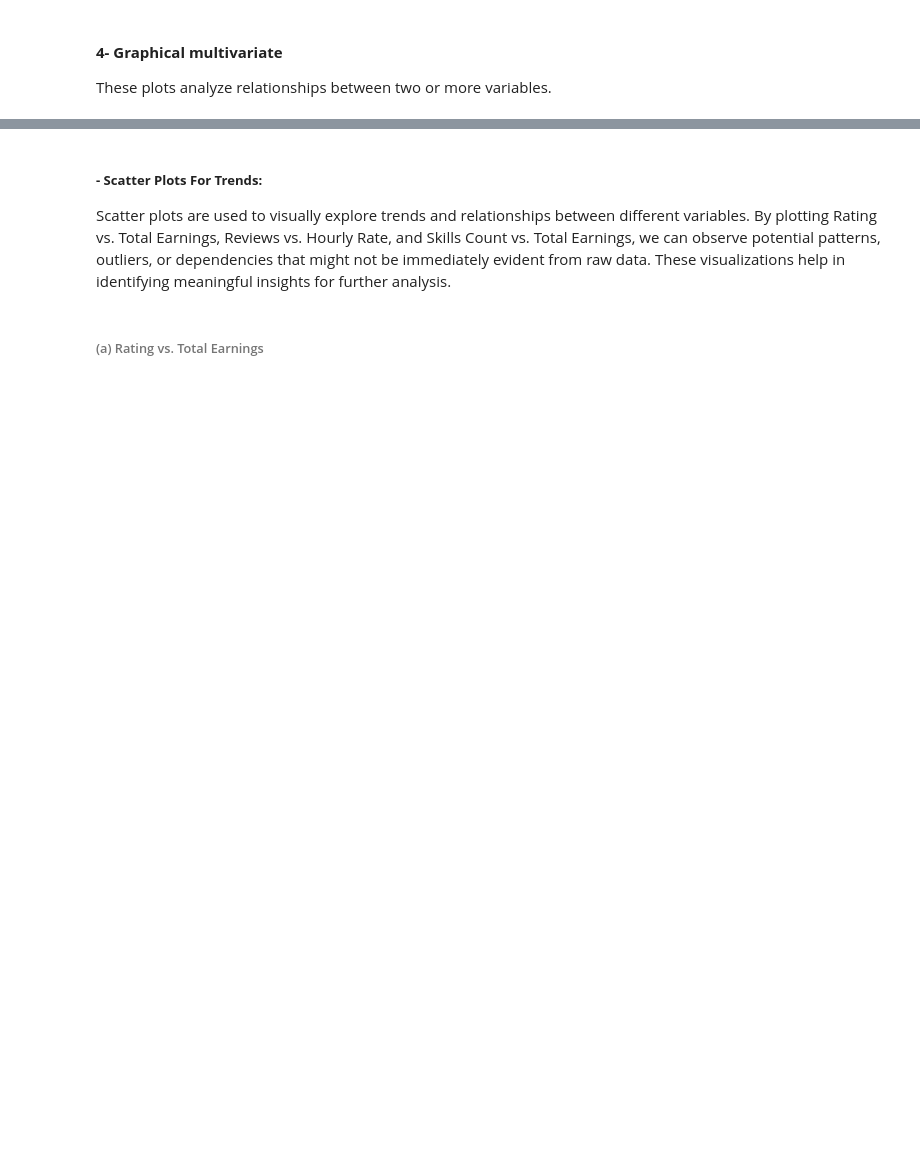
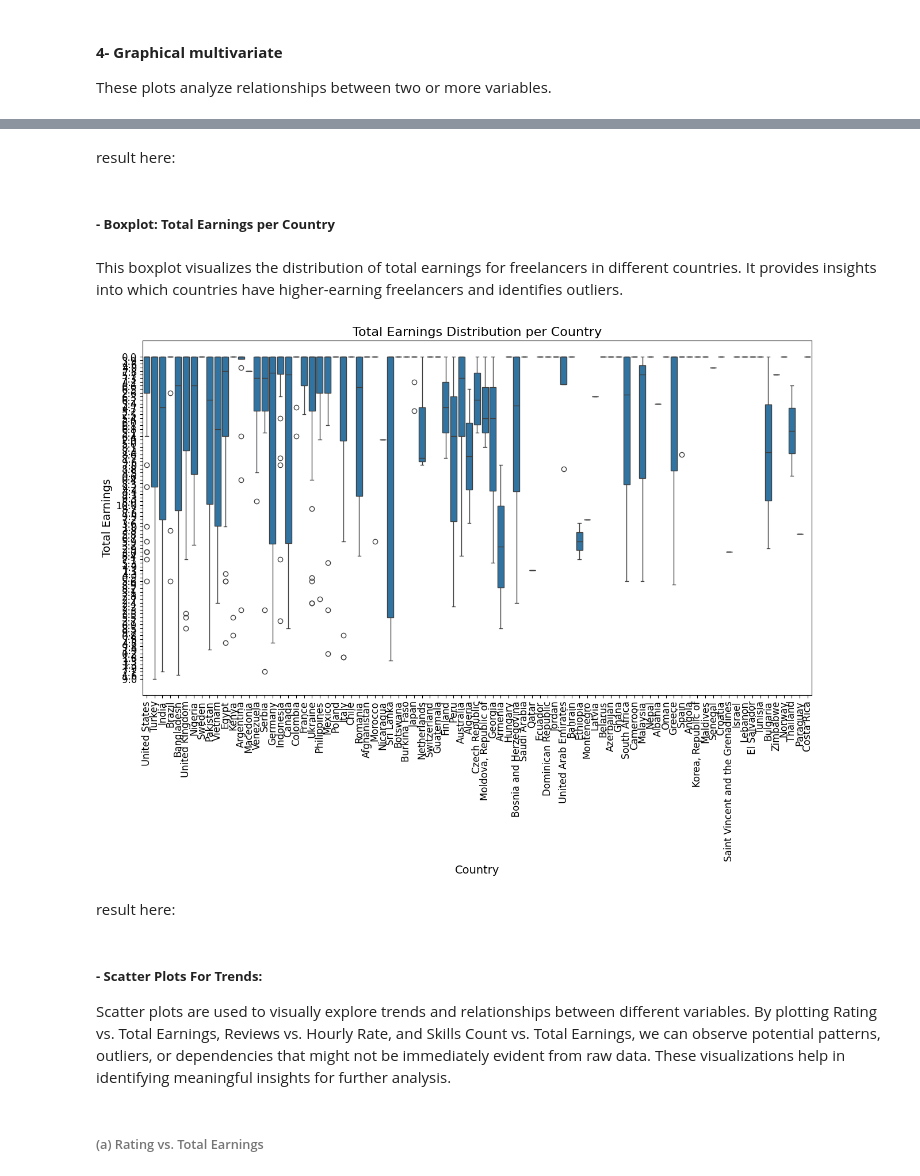
Before and after one commit to iRoseM/Freelancing-Trends--IT362, a Jupyter notebook: IT362_groub_6.ipynb, the cells around one changed output, grey strips where cells are left out. Saved outputs shown, nothing was run; the diff lists cells and outputs as text; code cells hidden in the pictures; blank space fills up the shorter version.

```diff
--- a/IT362_groub_6.ipynb
+++ b/IT362_groub_6.ipynb
@@ -810,3 +859,28 @@ These plots analyze relationships between two or more variables.
+# %% [markdown]
+result here:
+# %% [markdown]
+##### **- Boxplot: Total Earnings per Country**
+# %% [markdown]
+This boxplot visualizes the distribution of total earnings for freelancers in different countries. It provides insights into which countries have higher-earning freelancers and identifies outliers.
+# %%
+# the figure size
+plt.figure(figsize=(15, 8))  # Increase width and height
+
+# Create boxplot
+sns.boxplot(x="Location", y="Total Earnings", data=df)
+
+# Improve text visibility
+plt.xticks(rotation=90, fontsize=12)  # Rotate x-axis labels
+plt.yticks(fontsize=12)  # Increase font size of y-axis labels
+plt.xlabel("Country", fontsize=14)
+plt.ylabel("Total Earnings", fontsize=14)
+plt.title("Total Earnings Distribution per Country", fontsize=16)
+
+plt.show()
+# %% [output]
+[figure, added]
+# %% [markdown]
+result here:
 # %% [markdown]
 ##### **- Scatter Plots For Trends:**
 Scatter plots are used to visually explore trends and relationships between different variables. By plotting Rating vs. Total Earnings, Reviews vs. Hourly Rate, and Skills Count vs. Total Earnings, we can observe potential patterns, outliers, or dependencies that might not be immediately evident from raw data. These visualizations help in identifying meaningful insights for further analysis.
```
Also changed, not shown: parts of 14 cells of this notebook.
